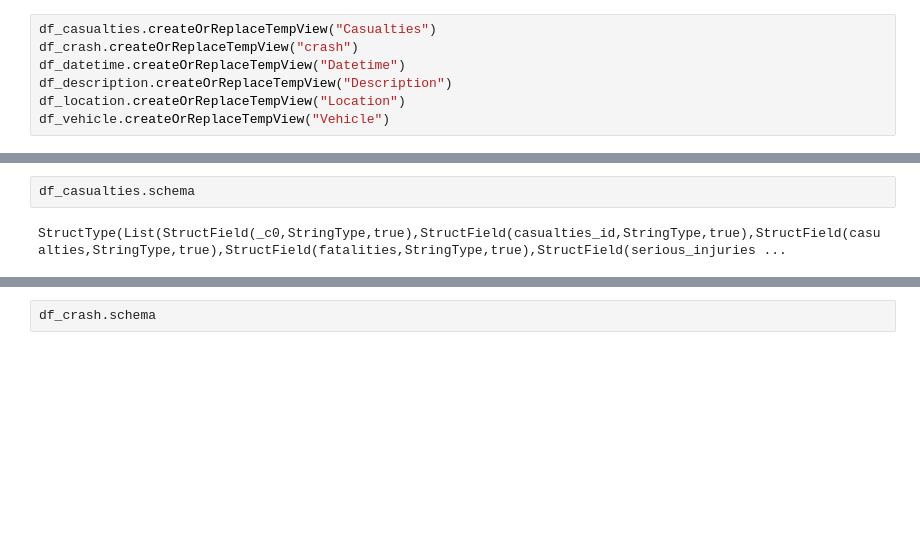
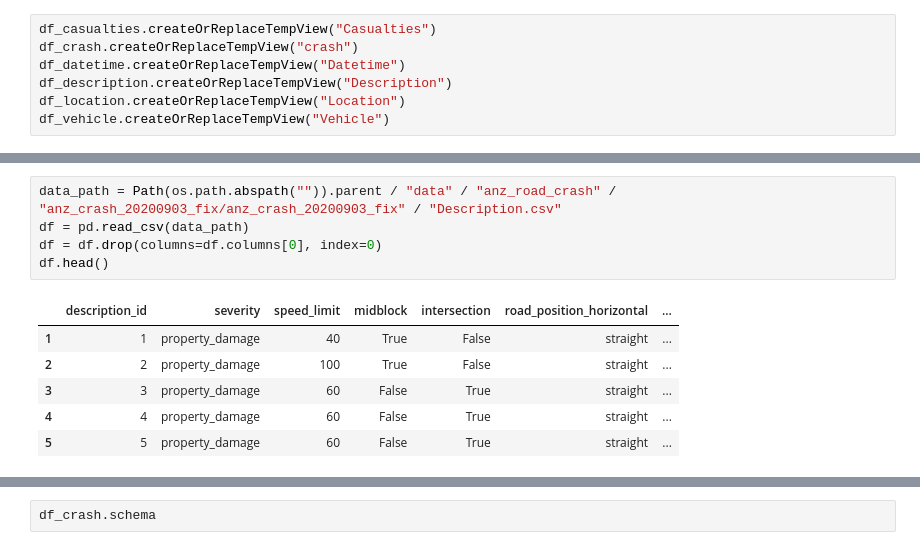
Before and after one commit to vuvuzella/de_zoomcamp_2023, a Jupyter notebook: week_7/notebooks/explore_anz_crash_data.ipynb, the cells around one changed output, grey strips where cells are left out. Cells and saved outputs as stored; diff of their text form; blank space fills up the shorter version.

```diff
--- a/week_7/notebooks/explore_anz_crash_data.ipynb
+++ b/week_7/notebooks/explore_anz_crash_data.ipynb
@@ -253,4 +330,12 @@ result.take(1000)
-# %%
-df_casualties.schema
-# %% [output]
-StructType(List(StructField(_c0,StringType,true),StructField(casualties_id,StringType,true),StructField(casualties,StringType,true),StructField(fatalities,StringType,true),StructField(serious_injuries ...
+# %%
+data_path = Path(os.path.abspath("")).parent / "data" / "anz_road_crash" / "anz_crash_20200903_fix/anz_crash_20200903_fix" / "Description.csv"
+df = pd.read_csv(data_path)
+df = df.drop(columns=df.columns[0], index=0)
+df.head()
+# %% [output]
+|  | description_id | severity | speed_limit | midblock | intersection | road_position_horizontal | ... |
+| 1 | 1 | property_damage | 40 | True | False | straight | ... |
+| 2 | 2 | property_damage | 100 | True | False | straight | ... |
+| 3 | 3 | property_damage | 60 | False | True | straight | ... |
+| 4 | 4 | property_damage | 60 | False | True | straight | ... |
+| 5 | 5 | property_damage | 60 | False | True | straight | ... |
```
Also changed, not shown: parts of 19 cells of this notebook, 3 other files.
